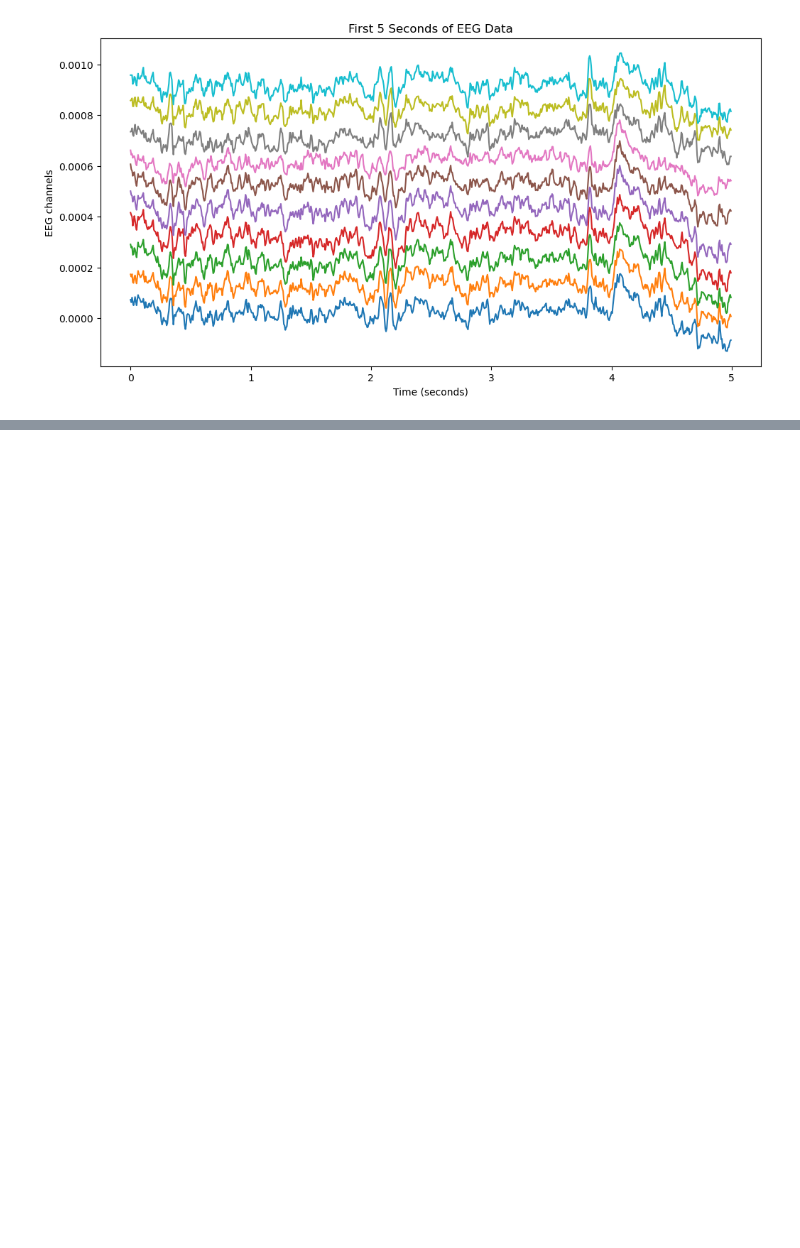
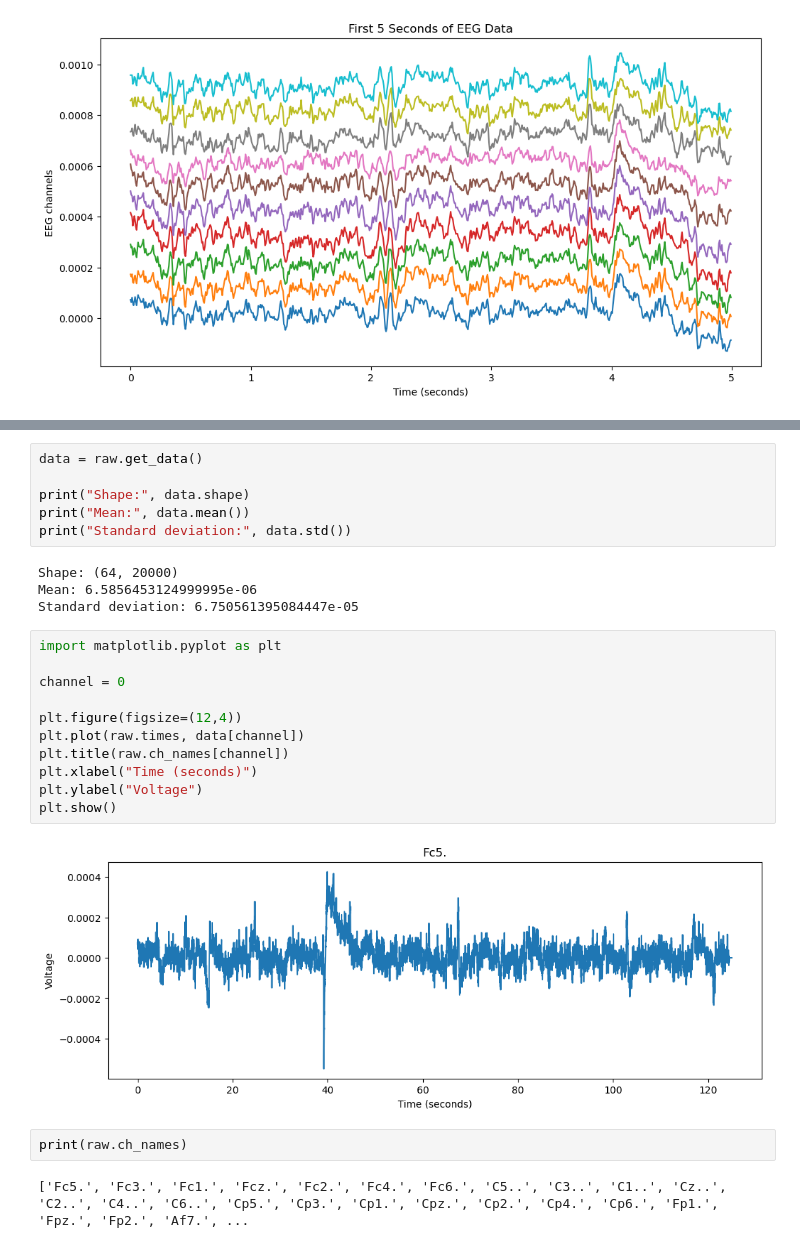
Before and after one commit to ceciliaj19/eeg-motor-imagery-classification, a Jupyter notebook: notebooks/01_dataset_exploration.ipynb, the cells around one changed output, grey strips where cells are left out. Saved outputs shown, nothing was run; the diff lists cells and outputs as text; blank space fills up the shorter version.

```diff
--- a/notebooks/01_dataset_exploration.ipynb
+++ b/notebooks/01_dataset_exploration.ipynb
@@ -130,0 +175,27 @@ plt.show()
+# %%
+data = raw.get_data()
+
+print("Shape:", data.shape)
+print("Mean:", data.mean())
+print("Standard deviation:", data.std())
+# %% [output]
+Shape: (64, 20000)
+Mean: 6.5856453124999995e-06
+Standard deviation: 6.750561395084447e-05
+# %%
+import matplotlib.pyplot as plt
+
+channel = 0
+
+plt.figure(figsize=(12,4))
+plt.plot(raw.times, data[channel])
+plt.title(raw.ch_names[channel])
+plt.xlabel("Time (seconds)")
+plt.ylabel("Voltage")
+plt.show()
+# %% [output]
+[figure, added]
+# %%
+print(raw.ch_names)
+# %% [output]
+['Fc5.', 'Fc3.', 'Fc1.', 'Fcz.', 'Fc2.', 'Fc4.', 'Fc6.', 'C5..', 'C3..', 'C1..', 'Cz..', 'C2..', 'C4..', 'C6..', 'Cp5.', 'Cp3.', 'Cp1.', 'Cpz.', 'Cp2.', 'Cp4.', 'Cp6.', 'Fp1.', 'Fpz.', 'Fp2.', 'Af7.', ...
```
Also changed, not shown: parts of 8 cells of this notebook, 1 other file.
